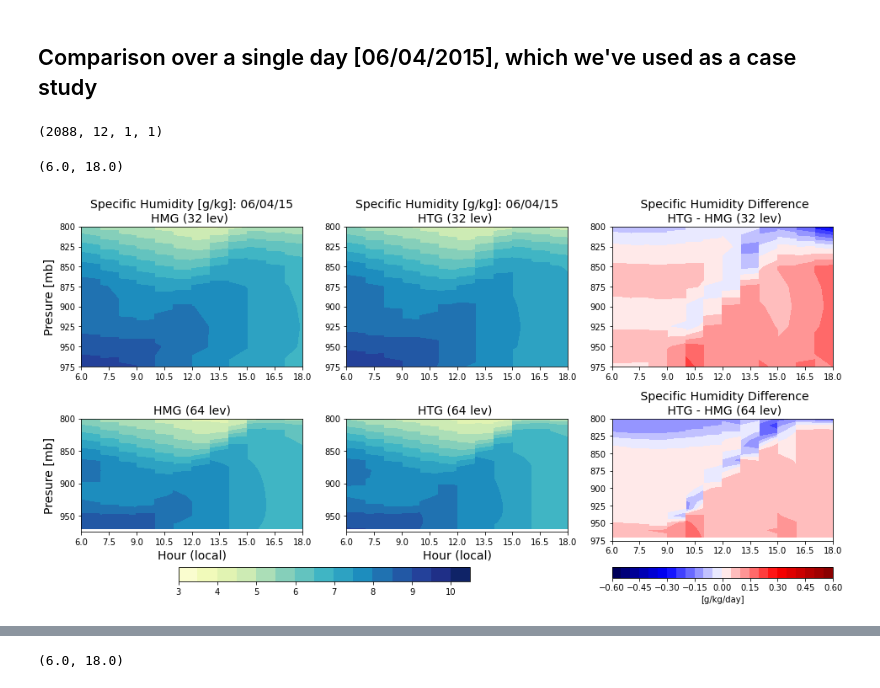
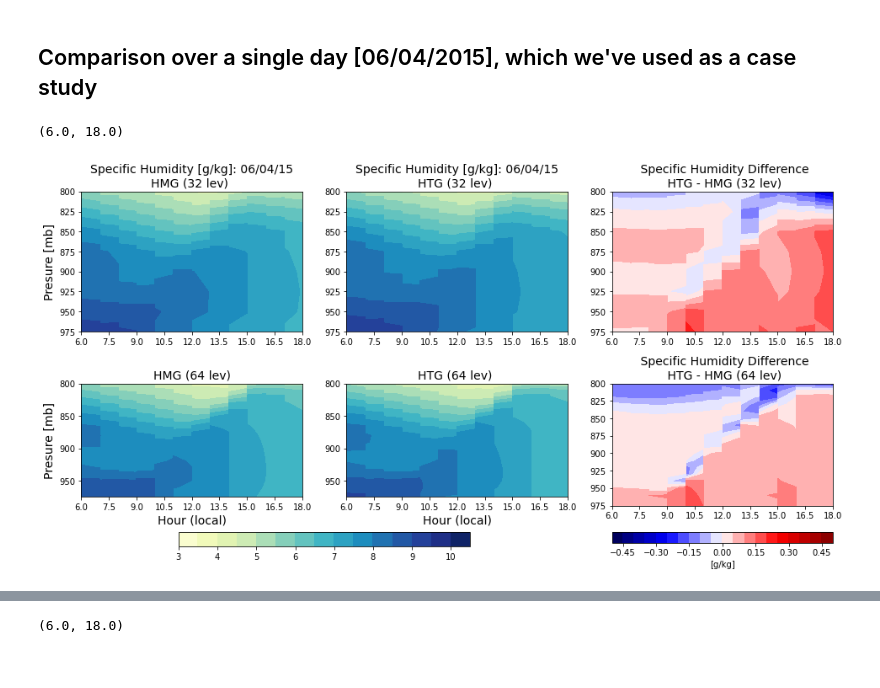
Before and after one commit to megandevlan/CLASP-CESM2_analysis, a Jupyter notebook: SCAM_CLUBBimpacts.ipynb, the cells around one changed output, grey strips where cells are left out. Drawn from its saved outputs; the diff is of its cells as text; code cells hidden in the pictures.

```diff
--- a/SCAM_CLUBBimpacts.ipynb
+++ b/SCAM_CLUBBimpacts.ipynb
@@ -50,7 +50,7 @@ days[0]   = 31
 # %%
 # Now read in each daily file, and save the appropriate second day to an xr dataset:
 
-for iDay in range(30):
+for iDay in range(29):
 
     # Define full file names
     hmg32file    = dataDir32+hmg_startFile+'0'+str(months[iDay].astype(int))+str('%02i' % days[iDay])+middleFile32+'0'+str(months[iDay].astype(int))+'-'+str('%02i' % days[iDay])+endFile
@@ -207,7 +238,7 @@ print('64 levels: ', htgDS_64.lev.values)
 # %%
 # New pressure levels in hPa
 pnew32 = np.arange(700.0,980.0,25.0)
-pnew64 = np.arange(700.0,980.0,10.0)
+pnew64 = np.arange(700.0,990.0,10.0)
 # %%
 # ---------------------------------------------------
 #   32 levels
@@ -764,4 +1244,0 @@ htgDS_64sel = htgDS_64.isel(time=timeSel)
-# %%
-np.shape(Q_hmg32)
-# %% [output]
-(2088, 12, 1, 1)
@@ -775,7 +1258,7 @@ fig.subplots_adjust(hspace=0.1)
 
 #Tlevs = np.arange(0.0020,0.01,0.0005)
 Qlevs = np.arange(3.0,11.0,0.5)
-Qdiff_levs = np.arange(-0.6,0.65,0.05)
+Qdiff_levs = np.arange(-0.5,0.55,0.05)
 
 cmap = axs[0].contourf(timesHMG_32local[timeSel].hour,pnew32, np.transpose(np.squeeze(Q_hmg32[timeSel,:,:,:])*1000.0), Qlevs,
                       cmap='YlGnBu')
@@ -828,33 +1311,32 @@ axs[3].set_title('HMG (64 lev)', fontsize=14)
 axs[3].invert_yaxis()
 
 fig.colorbar(cmap,ax=axs_all[1,0:2],orientation='horizontal',pad=0.2,shrink=0.6,)
 
 cmap = axs[4].contourf(timesHMG_32local[timeSel].hour,pnew64, np.transpose(np.squeeze(Q_htg64[timeSel,:,:,:])*1000.0), Qlevs,
                       cmap='YlGnBu')
 axs[4].set_ylim([800,975])
 axs[4].xaxis.set_major_locator(plt.MaxNLocator(8))
 axs[4].set_xlabel('Hour (local)',fontsize=14)
 axs[4].set_title('HTG (64 lev) ', fontsize=14)
 axs[4].invert_yaxis()
 
 # Plot difference in third panel
 diff_128 = ((np.squeeze(Q_htg64[timeSel,:,:,:])*1000.0) - (np.squeeze(Q_hmg64[timeSel,:,:,:])*1000.0))
 cmap    = axs[5].contourf(timesHMG_32local[timeSel].hour,pnew64, np.transpose(diff_128), Qdiff_levs,
                       cmap='seismic')
 axs[5].set_ylim([800,975])
 axs[5].xaxis.set_major_locator(plt.MaxNLocator(8))
 axs[5].set_title(' Specific Humidity Difference\n HTG - HMG (64 lev)', fontsize=14)
 axs[5].invert_yaxis()
-fig.colorbar(cmap,ax=axs_all[1,2],orientation='horizontal',label = '[g/kg/day]')
-
+fig.colorbar(cmap,ax=axs_all[1,2],orientation='horizontal',label = '[g/kg]')
 
 # Limit x axis?
 axs[0].set_xlim([6,18])
 axs[1].set_xlim([6,18])
 axs[2].set_xlim([6,18])
 axs[3].set_xlim([6,18])
 axs[4].set_xlim([6,18])
 axs[5].set_xlim([6,18])
 # %% [output]
 (6.0, 18.0)
-[figure, old version]
+[figure, new version]
```
Also changed, not shown: parts of 39 cells of this notebook, 1 other file.
